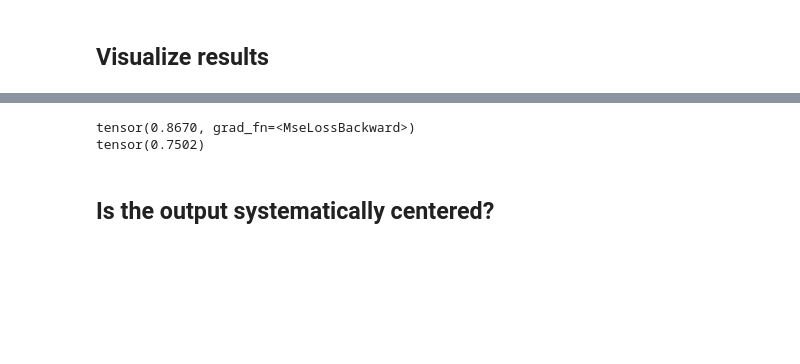
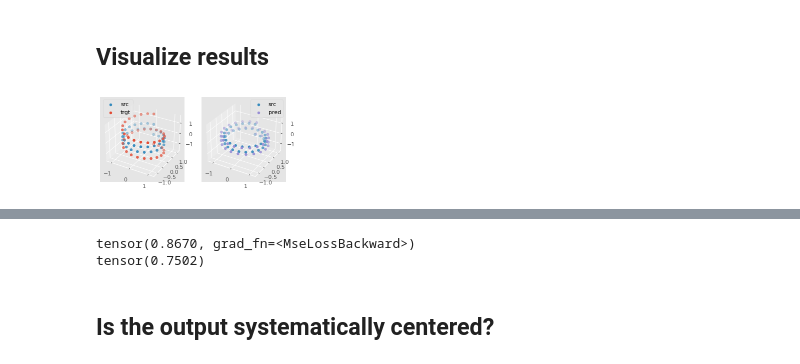
Before and after one commit to ymentha14/se3_molecule_generation, a Jupyter notebook: notebooks/se3.ipynb, the cells around one changed output, grey strips where cells are left out. Cells and saved outputs as stored; diff of their text form; code cells hidden in the pictures; blank space fills up the shorter version.

```diff
--- a/notebooks/se3.ipynb
+++ b/notebooks/se3.ipynb
@@ -103,9 +106,12 @@ KeyboardInterrupt:
 # %% [markdown]
 ## Visualize results
 # %%
-fig = visualize_prediction(transformer, batch_f, batch_f_kwargs, centering)
-wandb.log({"chart": wandb.Image(fig)})
+fig = visualize_prediction(transformer, batch_f, batch_f_kwargs, center_output)
+if use_wandb:
+    wandb.log({"chart": wandb.Image(fig)})
 fig
+# %% [output]
+[figure, added]
 # %%
 wrun.finish()
 # %% [output]
```
Also changed, not shown: parts of 6 cells of this notebook, 2 other files.
